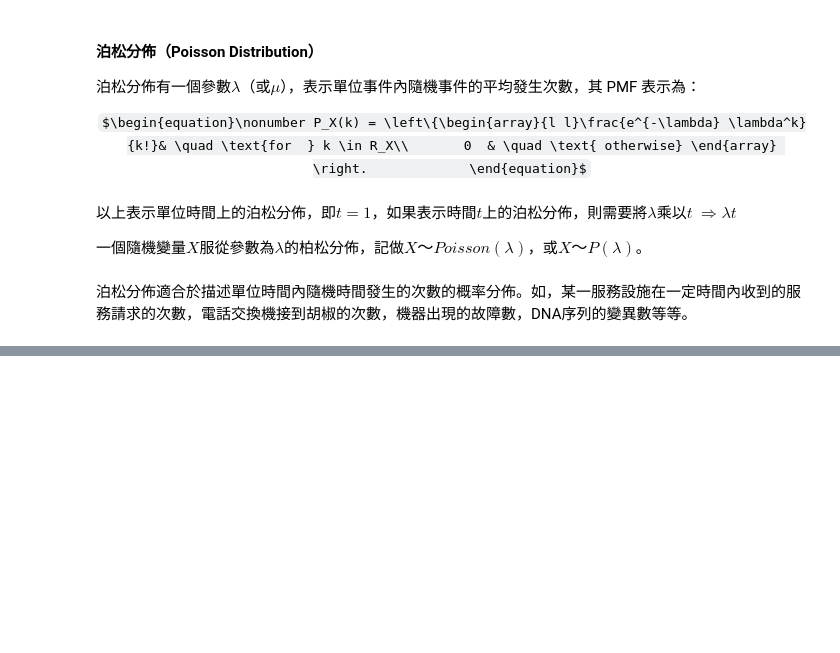
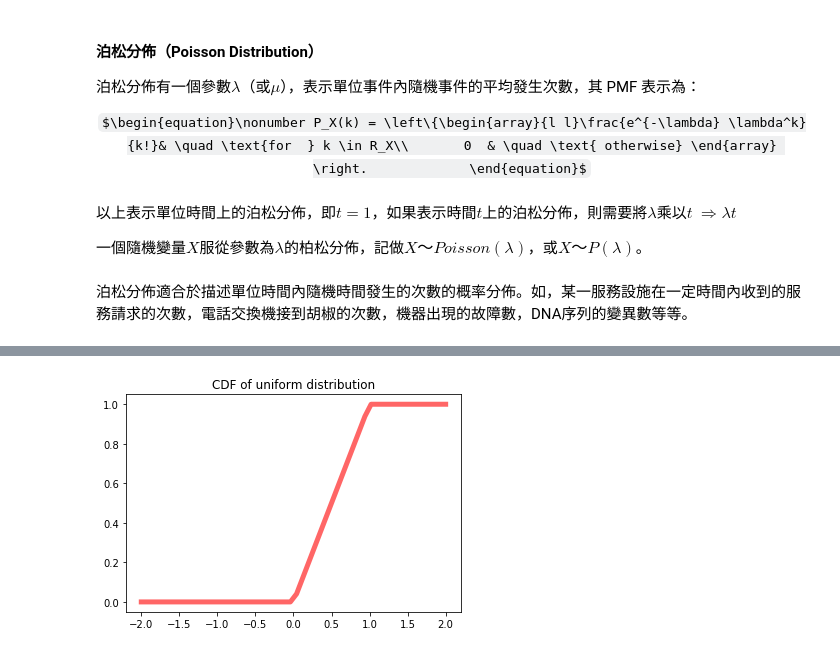
Before and after one commit to TerenceLiu98/Undergraduate-in-Statistics, a Jupyter notebook: jupyterfiles/Use PY in Advanced Statistics .ipynb, the cells around one changed output, grey strips where cells are left out. Saved outputs shown, nothing was run; the diff lists cells and outputs as text; code cells hidden in the pictures; some formulas as TeX source; blank space fills up the shorter version.

```diff
--- a/jupyterfiles/Use PY in Advanced Statistics .ipynb
+++ b/jupyterfiles/Use PY in Advanced Statistics .ipynb
@@ -420,0 +443,12 @@ That's the sort of order of magnitude we're talking about here.
+# %%
+from scipy.stats import uniform
+import matplotlib.pyplot as plt
+fig, ax = plt.subplots(1, 1)
+
+x = np.linspace(-2, 2)
+ax.plot(x, uniform.cdf(x),'r-', lw=5, alpha=0.6)
+plt.title("CDF of uniform distribution")
+
+plt.show()
+# %% [output]
+[figure, added]
```
Also changed, not shown: parts of 7 cells of this notebook, 2 other files.
